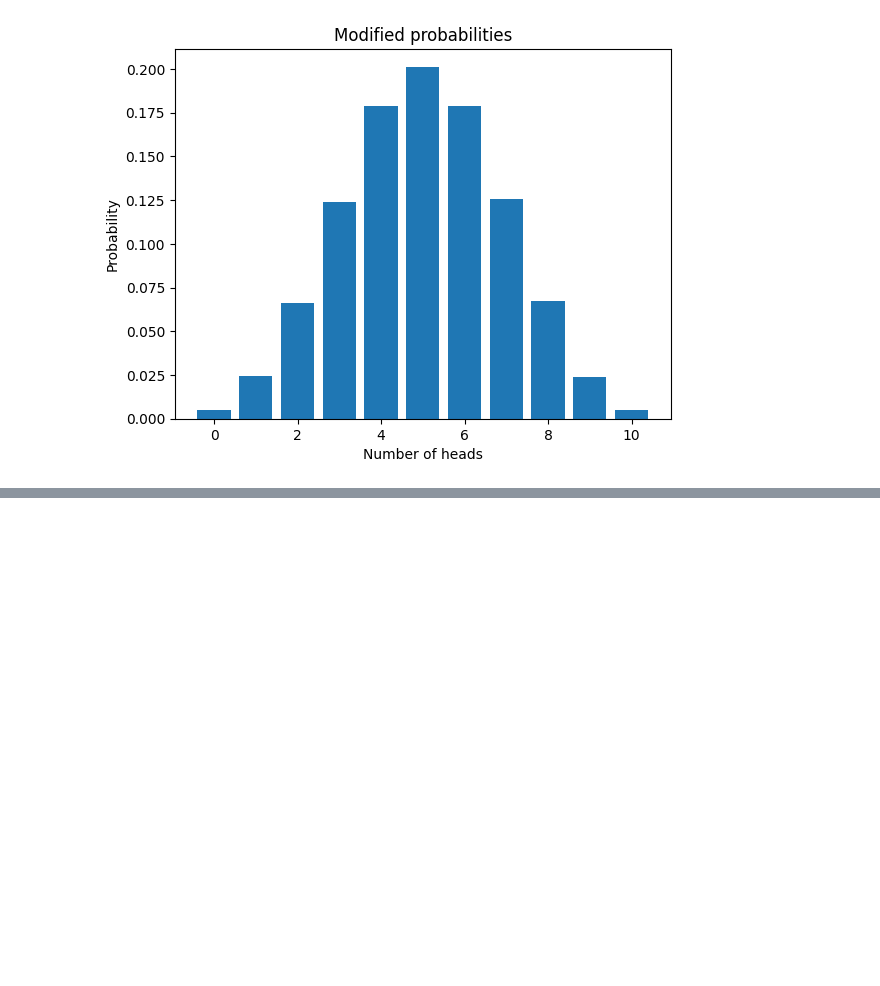
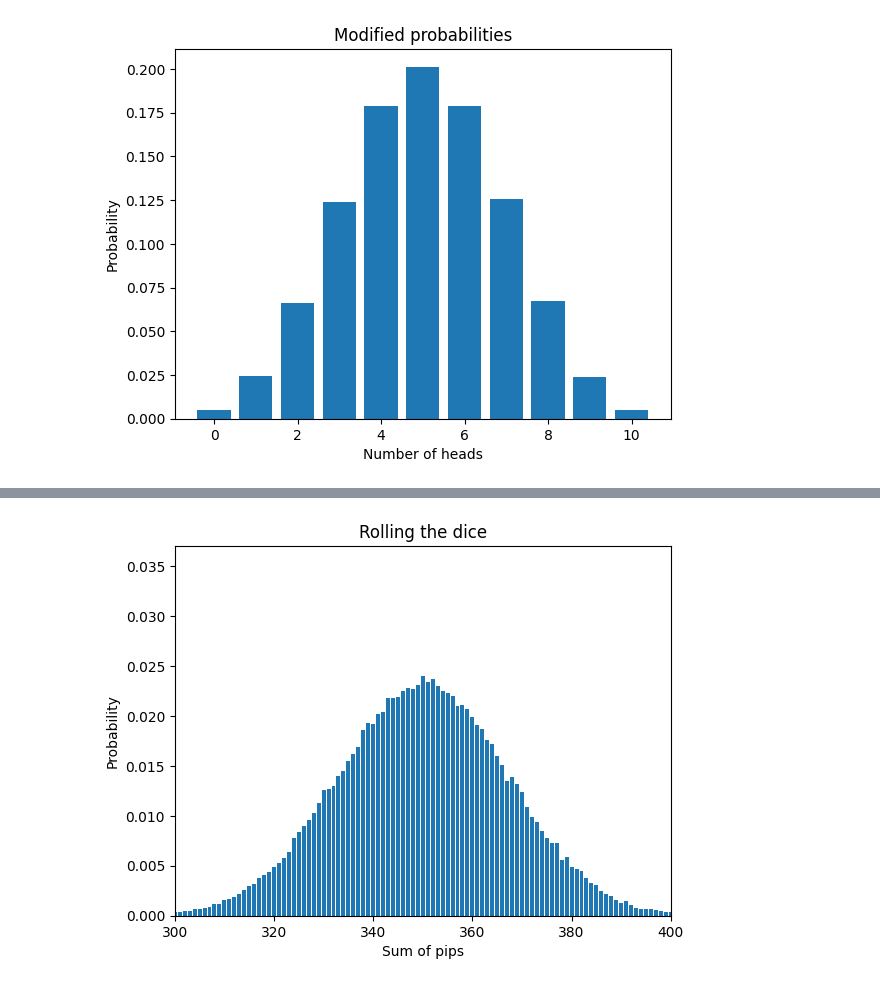
Before and after one commit to ilpovirt/Data_and_math_2025, a Jupyter notebook: Exercises_15.10.2025.ipynb, the cells around one changed output, grey strips where cells are left out. Saved outputs shown, nothing was run; the diff lists cells and outputs as text; code cells hidden in the pictures; blank space fills up the shorter version.

```diff
--- a/Exercises_15.10.2025.ipynb
+++ b/Exercises_15.10.2025.ipynb
@@ -138,4 +184,39 @@ plt.show()
 # %%
 
 # 50. Write a Python code to simulate the probability density function of total
 # sum of pips (numbers from 1 to 6) when rolling a dice 100 times.
+
+#Smallest possible sum is 100 (100 times 1)
+#Largest possible sum is 600 (100 times 6)
+#All the combinations have equal probability
+#But there is only one combination that gives 100 (or 600)
+#(quite many combinations for 350)
+
+#Dice simulator
+
+def dice_prob(N):
+    rng = np.random.default_rng()
+    return rng.integers(low=1, high=7, size=N)
+
+
+
+#Full simulation
+result = np.zeros([501,2]) #501 different sums
+result[:,0] = np.arange(100,601,1) #Possible sums of pips. Second column is the number of cases
+
+#Let's repeat multiple times
+n = 100000
+for i in range(n):
+    #j = int(np.sum(np.random.binomial(5,0.5,100) + 1)) #Sum of pips when rolling 100 times
+    j = int(np.sum(dice_prob(100)))
+    #Note that j is from 100 to 600
+    result[j-100,1] = result[j-100,1] +1
+
+plt.bar(result[:,0],result[:,1]/n)
+plt.xlabel('Sum of pips')
+plt.ylabel('Probability')
+plt.title('Rolling the dice')
+plt.axis([300,400,0,0.037])
+plt.show()
+# %% [output]
+[figure, added]
```
Also changed, not shown: parts of 2 cells of this notebook.
